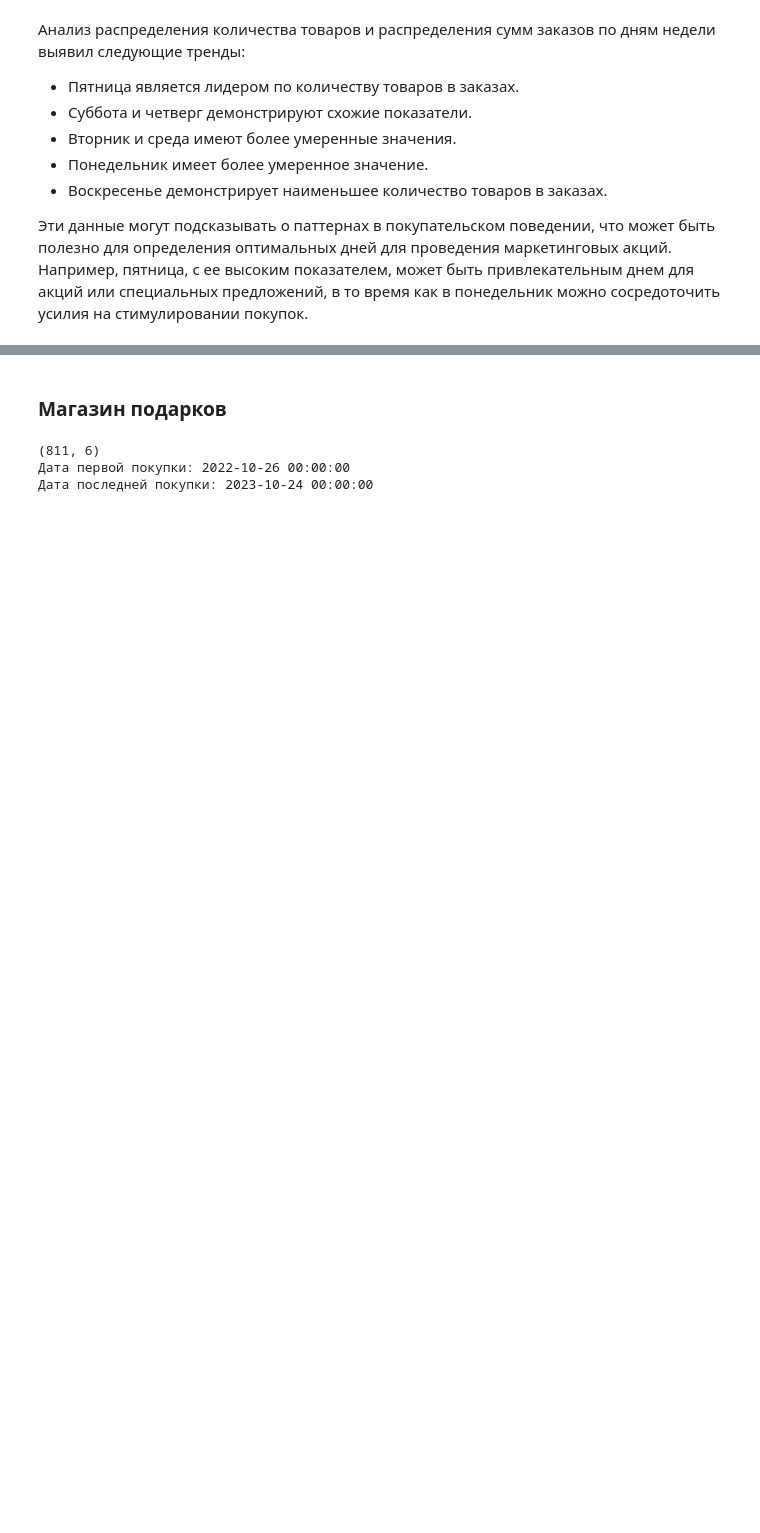
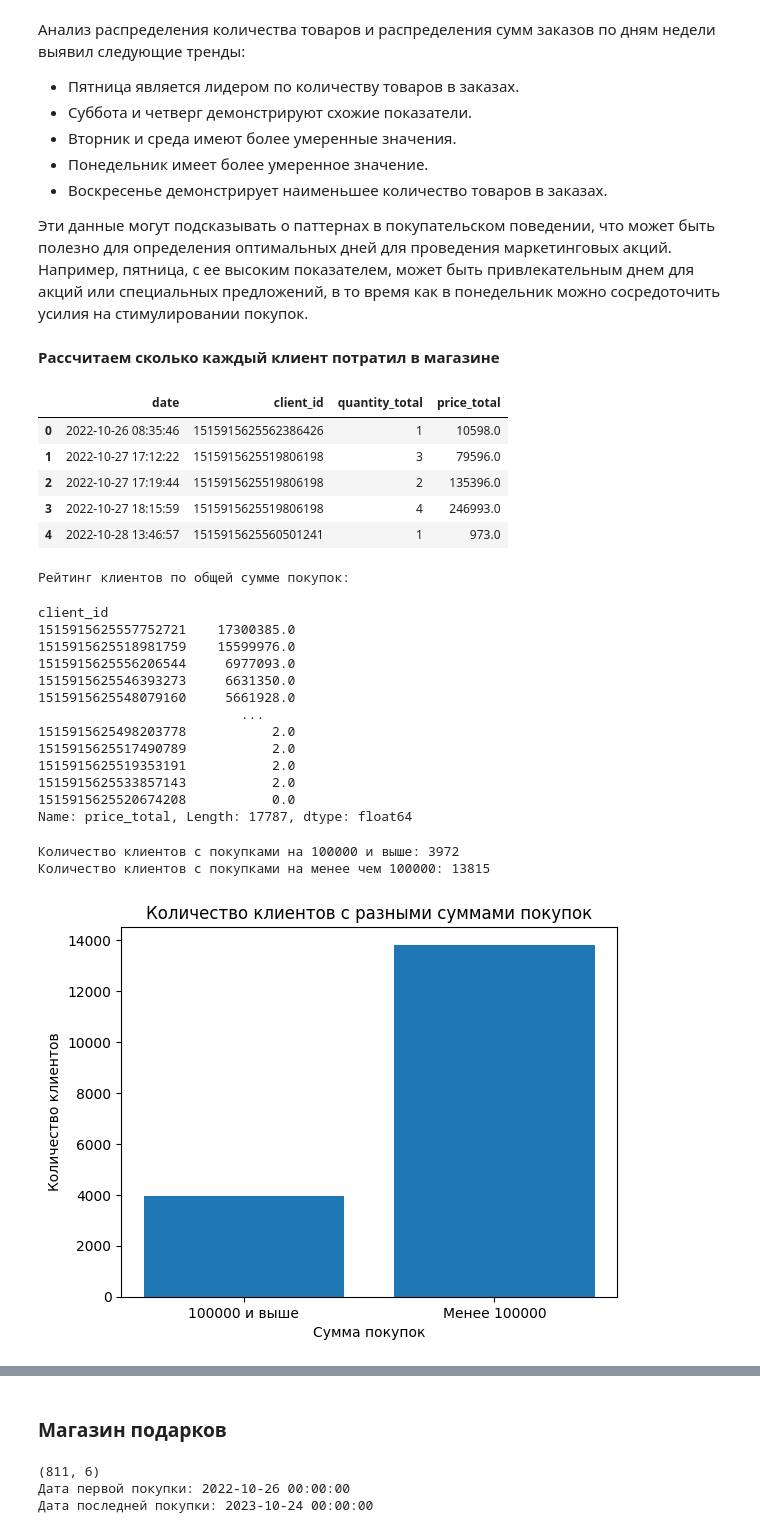
Before and after one commit to keda88/pet_project, a Jupyter notebook: buyer activity/buyer_activity.ipynb, the cells around one changed output, grey strips where cells are left out. Cells and saved outputs as stored; diff of their text form; code cells hidden in the pictures; blank space fills up the shorter version.

```diff
--- a/buyer activity/buyer_activity.ipynb
+++ b/buyer activity/buyer_activity.ipynb
@@ -399,3 +465,31 @@ plot_sales_weekdays(marketplace_purchases)
 - Воскресенье демонстрирует наименьшее количество товаров в заказах.
 
 Эти данные могут подсказывать о паттернах в покупательском поведении, что может быть полезно для определения оптимальных дней для проведения маркетинговых акций. Например, пятница, с ее высоким показателем, может быть привлекательным днем для акций или специальных предложений, в то время как в понедельник можно сосредоточить усилия на стимулировании покупок.
+# %% [markdown]
+**Рассчитаем сколько каждый клиент потратил в магазине**
+# %%
+client_spending(marketplace_purchases, 100000)
+# %% [output]
+|  | date | client_id | quantity_total | price_total |
+| 0 | 2022-10-26 08:35:46 | 1515915625562386426 | 1 | 10598.0 |
+| 1 | 2022-10-27 17:12:22 | 1515915625519806198 | 3 | 79596.0 |
+| 2 | 2022-10-27 17:19:44 | 1515915625519806198 | 2 | 135396.0 |
+| 3 | 2022-10-27 18:15:59 | 1515915625519806198 | 4 | 246993.0 |
+| 4 | 2022-10-28 13:46:57 | 1515915625560501241 | 1 | 973.0 |
+Рейтинг клиентов по общей сумме покупок:
+client_id
+1515915625557752721    17300385.0
+1515915625518981759    15599976.0
+1515915625556206544     6977093.0
+1515915625546393273     6631350.0
+1515915625548079160     5661928.0
+                          ...
+1515915625498203778           2.0
+1515915625517490789           2.0
+1515915625519353191           2.0
+1515915625533857143           2.0
+1515915625520674208           0.0
+Name: price_total, Length: 17787, dtype: float64
+Количество клиентов с покупками на 100000 и выше: 3972
+Количество клиентов с покупками на менее чем 100000: 13815
+[figure, added]
```
Also changed, not shown: parts of 72 cells of this notebook.
